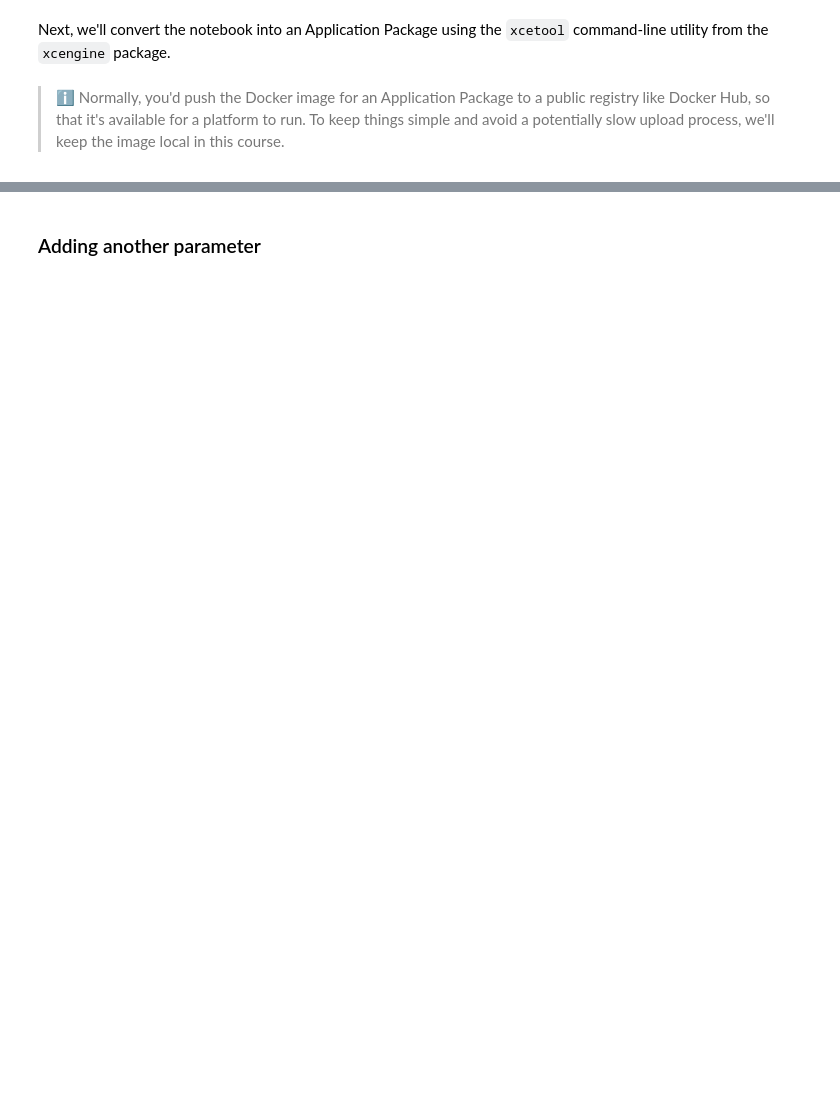
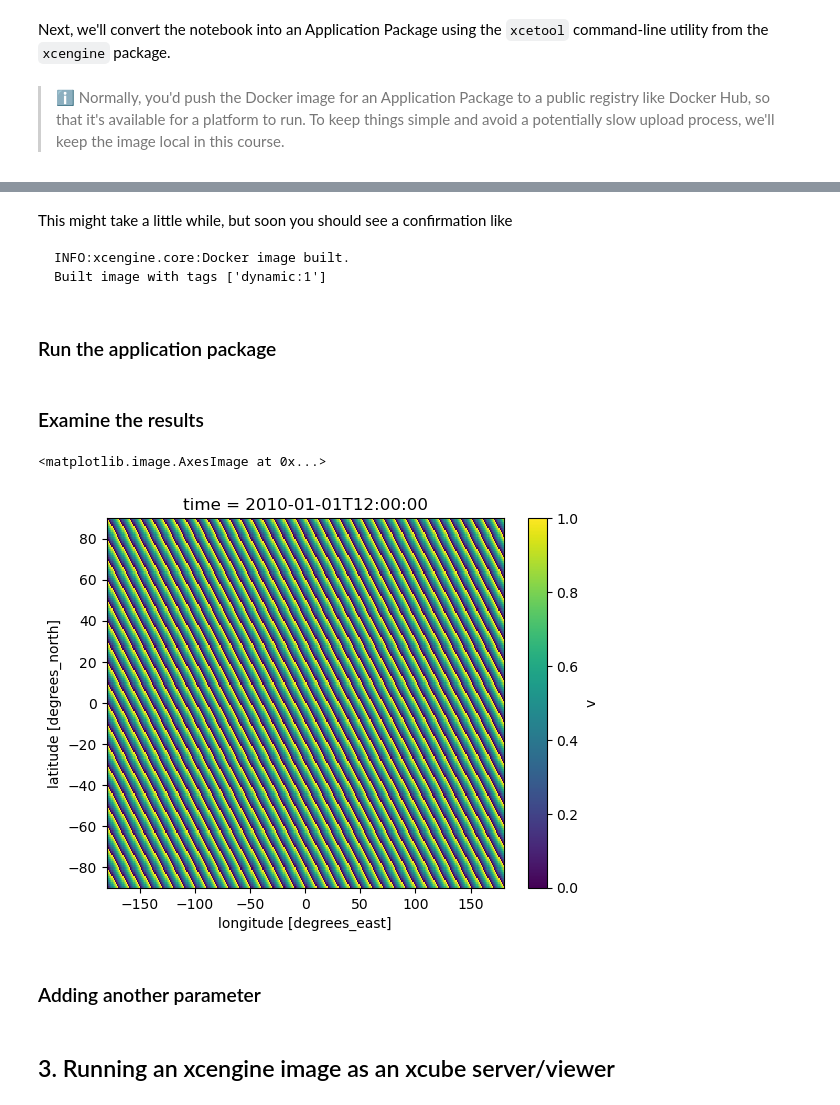
Before and after one commit to xcube-dev/summerschool25, a Jupyter notebook: summerschool.ipynb, the cells around one changed output, grey strips where cells are left out. Saved outputs shown, nothing was run; the diff lists cells and outputs as text; code cells hidden in the pictures; blank space fills up the shorter version.

````diff
--- a/summerschool.ipynb
+++ b/summerschool.ipynb
@@ -80,0 +137,9 @@ Next, we'll convert the notebook into an Application Package using the `xcetool`
+# %% [markdown]
+This might take a little while, but soon you should see a confirmation like
+
+```text
+INFO:xcengine.core:Docker image built.
+Built image with tags ['dynamic:1']
+```
+# %% [markdown]
+### Run the application package
@@ -81,2 +148,13 @@ Next, we'll convert the notebook into an Application Package using the `xcetool`
+# %% [markdown]
+### Examine the results
+# %%
+import glob
+import xarray as xr
+cube_path = glob.glob("dynamic1/**/cube1.zarr", recursive=True)[0]
+ds = xr.open_zarr(cube_path)
+ds.v.isel(time=0).plot.imshow()
+# %% [output]
+<matplotlib.image.AxesImage at 0x...>
+[figure, added]
 # %% [markdown]
 ### Adding another parameter
@@ -82,0 +163,2 @@ Next, we'll convert the notebook into an Application Package using the `xcetool`
+# %% [markdown]
+## 3. Running an xcengine image as an xcube server/viewer
````
Also changed, not shown: parts of 12 cells of this notebook.
